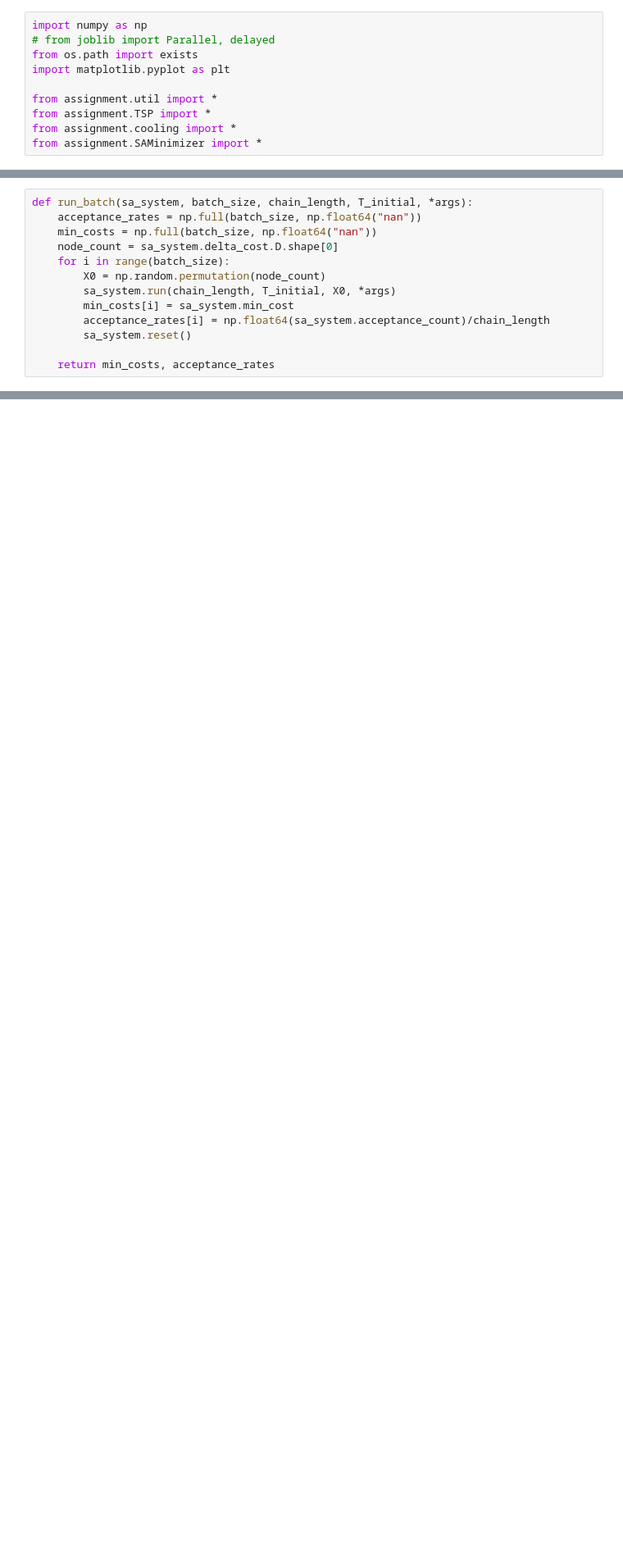
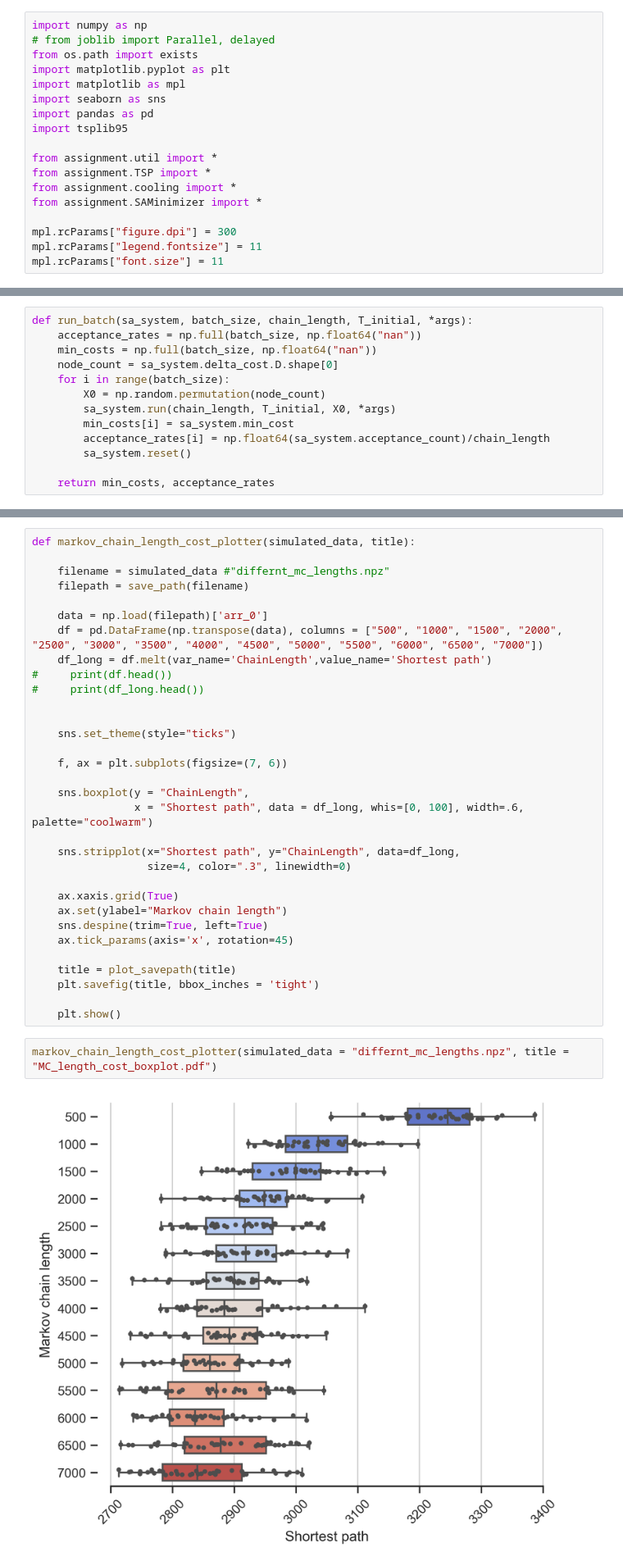
Before and after one commit to loonatick-src/stochastic-sim-3, a Jupyter notebook: tests_Valya.ipynb, the cells around one changed output, grey strips where cells are left out. Shown at 82% size. Drawn from its saved outputs; the diff is of its cells as text; blank space fills up the shorter version.

```diff
--- a/tests_Valya.ipynb
+++ b/tests_Valya.ipynb
@@ -3,8 +3,16 @@ import numpy as np
 # from joblib import Parallel, delayed
 from os.path import exists
 import matplotlib.pyplot as plt
+import matplotlib as mpl
+import seaborn as sns
+import pandas as pd
+import tsplib95
 
 from assignment.util import *
 from assignment.TSP import *
 from assignment.cooling import *
 from assignment.SAMinimizer import *
+
+mpl.rcParams["figure.dpi"] = 300
+mpl.rcParams["legend.fontsize"] = 11
+mpl.rcParams["font.size"] = 11
@@ -204,0 +422,36 @@ print(abs_min_costs)
+# %%
+def markov_chain_length_cost_plotter(simulated_data, title):
+
+    filename = simulated_data #"differnt_mc_lengths.npz"
+    filepath = save_path(filename)
+
+    data = np.load(filepath)['arr_0']
+    df = pd.DataFrame(np.transpose(data), columns = ["500", "1000", "1500", "2000", "2500", "3000", "3500", "4000", "4500", "5000", "5500", "6000", "6500", "7000"])
+    df_long = df.melt(var_name='ChainLength',value_name='Shortest path')
+#     print(df.head())
+#     print(df_long.head())
+
+
+    sns.set_theme(style="ticks")
+
+    f, ax = plt.subplots(figsize=(7, 6))
+
+    sns.boxplot(y = "ChainLength",
+                x = "Shortest path", data = df_long, whis=[0, 100], width=.6, palette="coolwarm")
+
+    sns.stripplot(x="Shortest path", y="ChainLength", data=df_long,
+                  size=4, color=".3", linewidth=0)
+
+    ax.xaxis.grid(True)
+    ax.set(ylabel="Markov chain length")
+    sns.despine(trim=True, left=True)
+    ax.tick_params(axis='x', rotation=45)
+
+    title = plot_savepath(title)
+    plt.savefig(title, bbox_inches = 'tight')
+
+    plt.show()
+# %%
+markov_chain_length_cost_plotter(simulated_data = "differnt_mc_lengths.npz", title = "MC_length_cost_boxplot.pdf")
+# %% [output]
+[figure, added]
```
Also changed, not shown: parts of 31 cells of this notebook, 19 other files.
